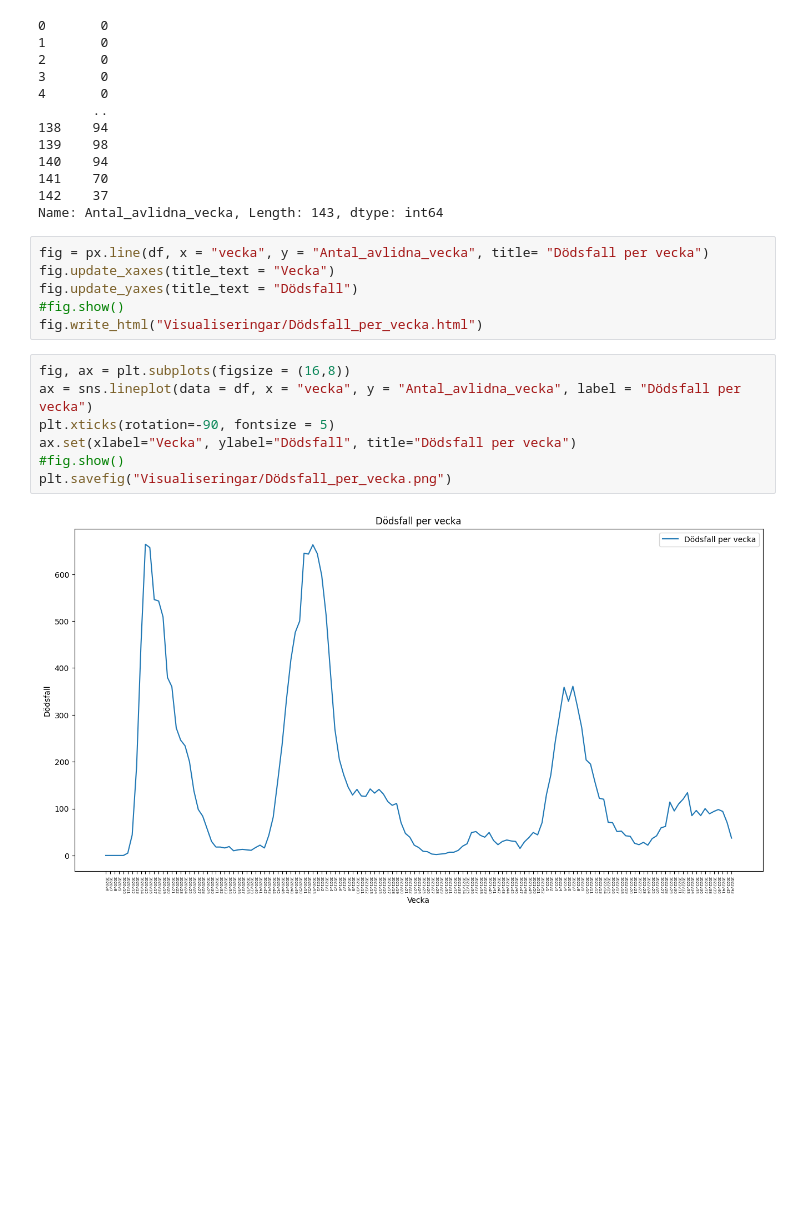
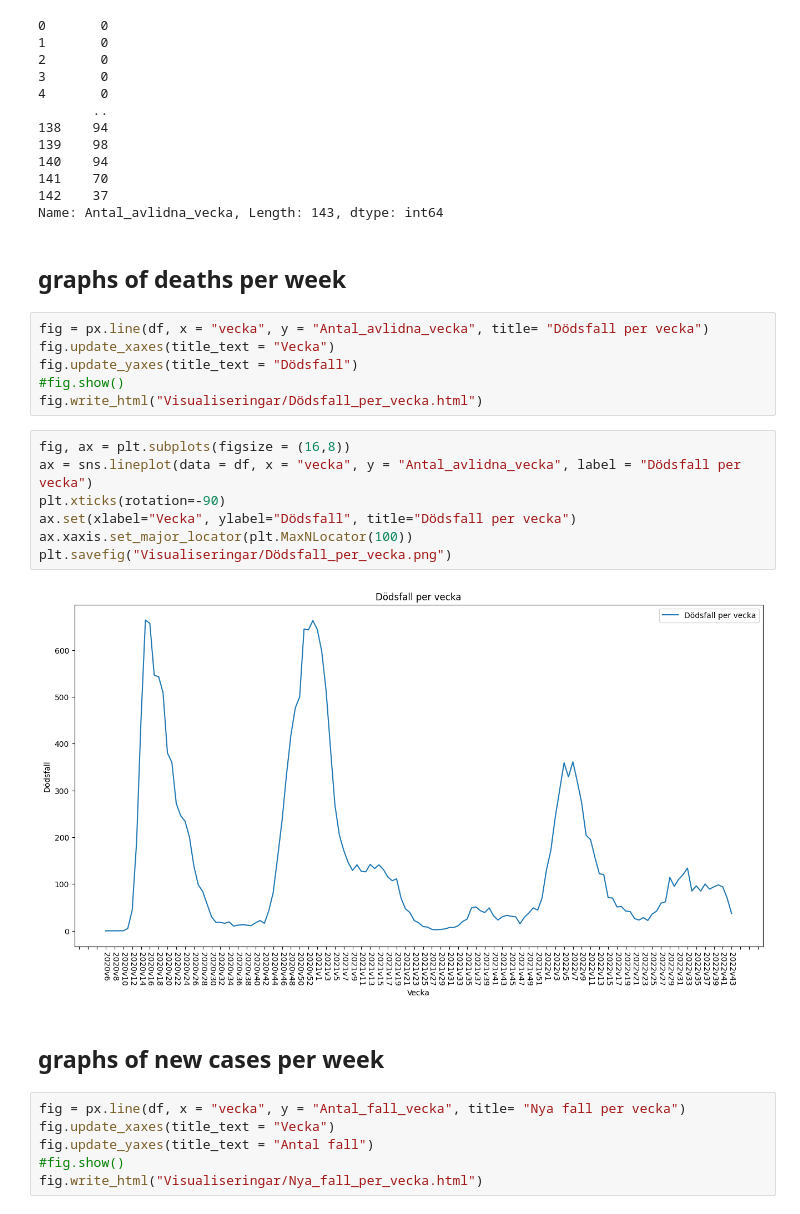
Before and after one commit to Razjoh/Databehandling-Rasmus-Johansson, a Jupyter notebook: Labb/Uppgift1.ipynb, the cells around one changed output. Drawn from its saved outputs; the diff is of its cells as text; blank space fills up the shorter version.

Commit message:
Made graph of covid data

```diff
--- a/Labb/Uppgift1.ipynb
+++ b/Labb/Uppgift1.ipynb
@@ -84,6 +84,8 @@ df["Antal_avlidna_vecka"]
 141    70
 142    37
 Name: Antal_avlidna_vecka, Length: 143, dtype: int64
+# %% [markdown]
+## graphs of deaths per week
 # %%
 fig = px.line(df, x = "vecka", y = "Antal_avlidna_vecka", title= "Dödsfall per vecka")
 fig.update_xaxes(title_text = "Vecka")
@@ -93,9 +95,17 @@ fig.write_html("Visualiseringar/Dödsfall_per_vecka.html")
 # %%
 fig, ax = plt.subplots(figsize = (16,8))
 ax = sns.lineplot(data = df, x = "vecka", y = "Antal_avlidna_vecka", label = "Dödsfall per vecka")
-plt.xticks(rotation=-90, fontsize = 5)
+plt.xticks(rotation=-90)
 ax.set(xlabel="Vecka", ylabel="Dödsfall", title="Dödsfall per vecka")
-#fig.show()
+ax.xaxis.set_major_locator(plt.MaxNLocator(100))
 plt.savefig("Visualiseringar/Dödsfall_per_vecka.png")
 # %% [output]
-[figure, old version]
+[figure, new version]
+# %% [markdown]
+## graphs of new cases per week
+# %%
+fig = px.line(df, x = "vecka", y = "Antal_fall_vecka", title= "Nya fall per vecka")
+fig.update_xaxes(title_text = "Vecka")
+fig.update_yaxes(title_text = "Antal fall")
+#fig.show()
+fig.write_html("Visualiseringar/Nya_fall_per_vecka.html")
```
Also changed, not shown: parts of 3 cells of this notebook, 5 other files.
